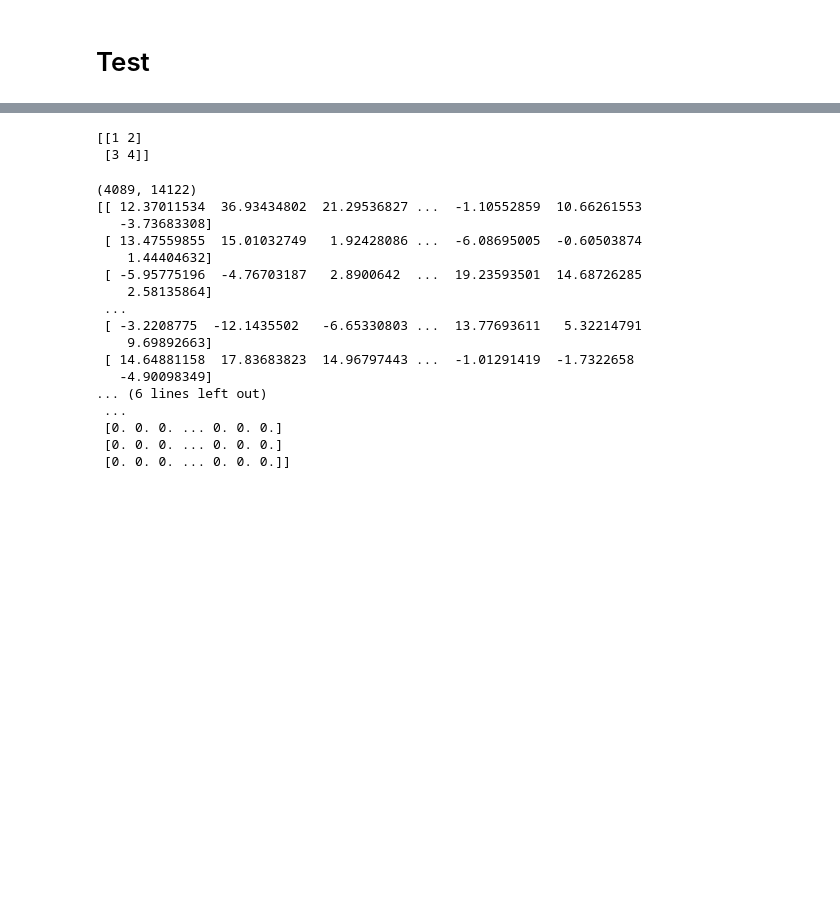
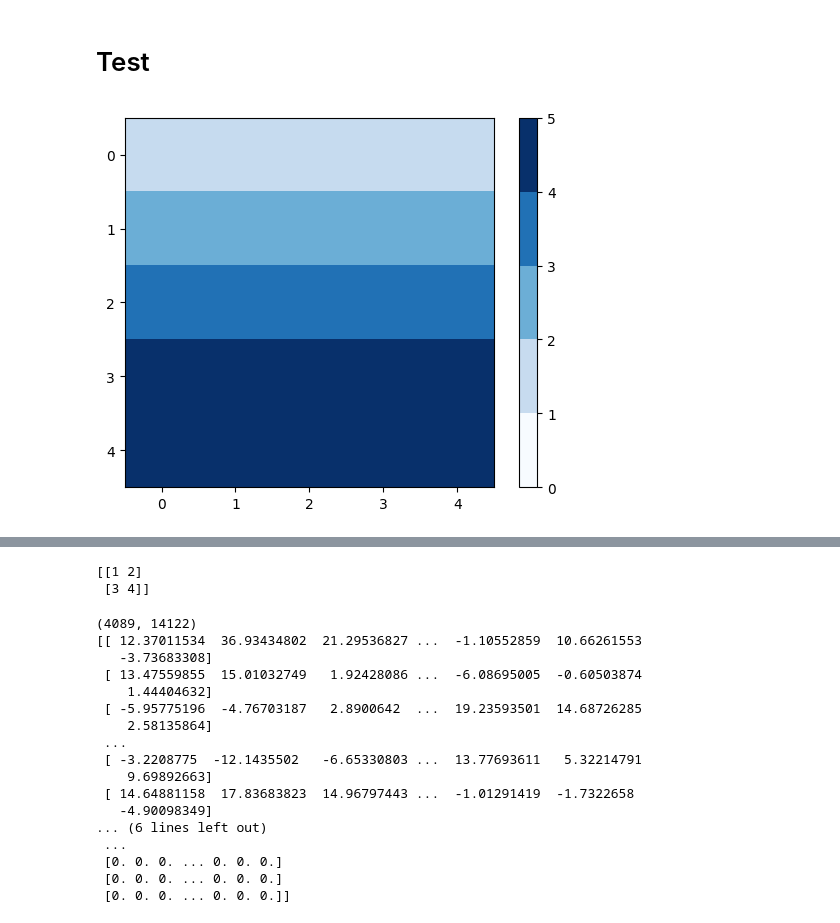
Before and after one commit to zhaochenyang20/Neuro_Modeling, a Jupyter notebook: dev.ipynb, the cells around one changed output, grey strips where cells are left out. Saved outputs shown, nothing was run; the diff lists cells and outputs as text; code cells hidden in the pictures; blank space fills up the shorter version.

```diff
--- a/dev.ipynb
+++ b/dev.ipynb
@@ -215,2 +210,35 @@ plot_active_regions_by_steps(neu, rel_threshold=0.7, save_pic = True, save_gif=T
 # %% [markdown]
 # Test
+# %%
+import matplotlib.pyplot as plt
+import numpy as np
+from matplotlib.colors import BoundaryNorm
+
+# 创建二维数组，每一行包含相同的数值，但不同行之间的数值不同
+data = np.array([
+    [1, 1, 1, 1, 1],
+    [2, 2, 2, 2, 2],
+    [3, 3, 3, 3, 3],
+    [4, 4, 4, 4, 4],
+    [5, 5, 5, 5, 5]
+])
+
+# 定义边界
+bounds = [0, 1, 2, 3, 4, 5]
+
+# 定义颜色映射
+cmap = plt.cm.get_cmap('Blues')
+
+# 创建颜色规范化对象
+norm = BoundaryNorm(bounds, cmap.N)
+
+# 绘制方格热力图
+plt.imshow(data, cmap=cmap, norm=norm)
+
+# 添加颜色条
+plt.colorbar()
+
+# 显示图像
+plt.show()
+# %% [output]
+[figure, added]
```
Also changed, not shown: parts of 6 cells of this notebook, 16 other files.
